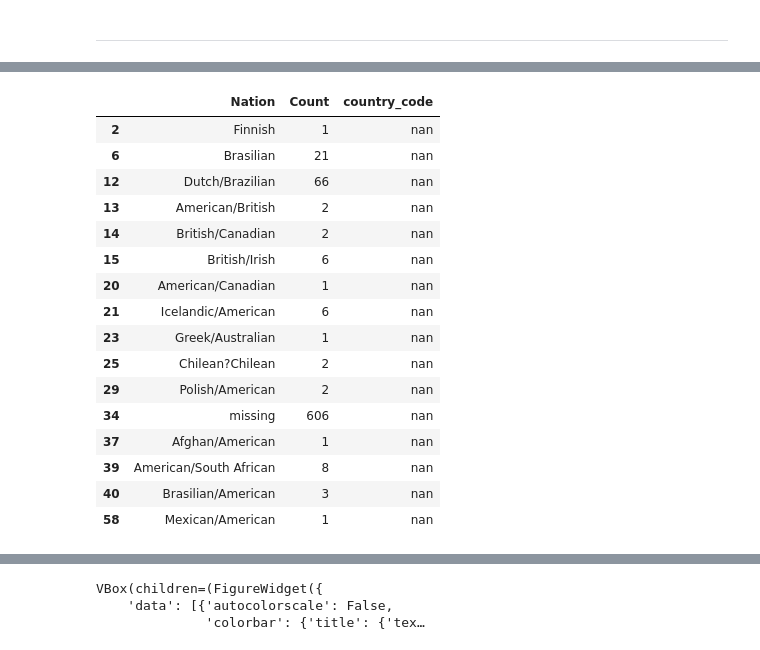
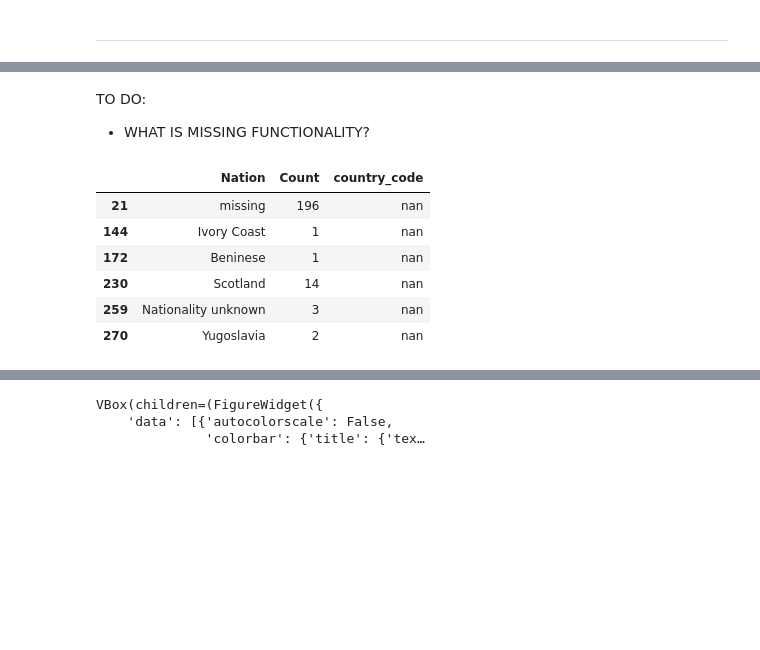
Before and after one commit to laurentfintoni/Net-Art-Rev, a Jupyter notebook: net_art_revolution.ipynb, the cells around one changed output, grey strips where cells are left out. Saved outputs shown, nothing was run; the diff lists cells and outputs as text; code cells hidden in the pictures; blank space fills up the shorter version.

```diff
--- a/net_art_revolution.ipynb
+++ b/net_art_revolution.ipynb
@@ -1263,21 +1153,45 @@ RHZ_countries_count["country_code"] = RHZ_countries_count["Nation"].apply(lambda
-# %%
-RHZ_countries_count["country_code"] = RHZ_countries_count["country_code"].astype(str)
-RHZ_countries_count.loc[RHZ_countries_count['country_code'] == 'nan']
-# %% [output]
-|  | Nation | Count | country_code |
-| 2 | Finnish | 1 | nan |
-| 6 | Brasilian | 21 | nan |
-| 12 | Dutch/Brazilian | 66 | nan |
-| 13 | American/British | 2 | nan |
-| 14 | British/Canadian | 2 | nan |
-| 15 | British/Irish | 6 | nan |
-| 20 | American/Canadian | 1 | nan |
-| 21 | Icelandic/American | 6 | nan |
-| 23 | Greek/Australian | 1 | nan |
-| 25 | Chilean?Chilean | 2 | nan |
-| 29 | Polish/American | 2 | nan |
-| 34 | missing | 606 | nan |
-| 37 | Afghan/American | 1 | nan |
-| 39 | American/South African | 8 | nan |
-| 40 | Brasilian/American | 3 | nan |
-| 58 | Mexican/American | 1 | nan |
+# %% [markdown]
+TO DO:
+- WHAT IS MISSING FUNCTIONALITY?
+# %%
+#Create a DF of MoMA nationalities transformed into countries and country code w/ counts
+moma_artists_nats = moma_rhz_compare.drop_duplicates(subset ="Artist", keep = 'last')
+moma_nats_set= set(moma_artists_nats.Nationality)
+
+missing = pd.DataFrame({'Aalborgenser': ['Korean', 'Native American', 'Canadian Inuit'], 'Aalborg': ['Korea', 'United States', 'Canada']})
+parser = pd.read_csv('https://raw.githubusercontent.com/knowitall/chunkedextractor/master/src/main/resources/edu/knowitall/chunkedextractor/demonyms.csv')
+corrections = pd.concat([missing, parser])
+moma_nats = moma_artists_nats['Nationality'].value_counts().rename_axis('Nationality').reset_index(name='Count')
+
+for item in moma_nats_set:
+    my = corrections[corrections['Aalborgenser'] == item]
+
+    country = my[:1]['Aalborg'].values
+
+    if len(country)>0:
+        country_str = my[:1]['Aalborg'].values[0]
+
+        moma_nats.loc[moma_nats["Nationality"] == item, "Nationality"] = country_str
+
+moma_countries_count = pd.DataFrame(columns= ['Nation', 'Count'])
+
+new_set = set(moma_nats.Nationality)
+for item in new_set:
+    subCountry = moma_nats[moma_nats['Nationality'] == item]
+    sum_acquisitions = subCountry['Count'].sum()
+    moma_countries_count.loc[len(moma_countries_count.index)] = [item, sum_acquisitions]
+
+moma_countries_count["country_code"] = moma_countries_count["Nation"].apply(lambda country: do_fuzzy_search(country))
+moma_countries_count["country_code"] = moma_countries_count["country_code"].astype(str)
+# %%
+#check for countries w/ missing codes
+missing_codes = moma_countries_count.loc[moma_countries_count['country_code'] == 'nan']
+missing_codes[~missing_codes.Nation.str.contains(',')]
+# %% [output]
+|  | Nation | Count | country_code |
+| 21 | missing | 196 | nan |
+| 144 | Ivory Coast | 1 | nan |
+| 172 | Beninese | 1 | nan |
+| 230 | Scotland | 14 | nan |
+| 259 | Nationality unknown | 3 | nan |
+| 270 | Yugoslavia | 2 | nan |
```
Also changed, not shown: parts of 35 cells of this notebook, 3 other files.
